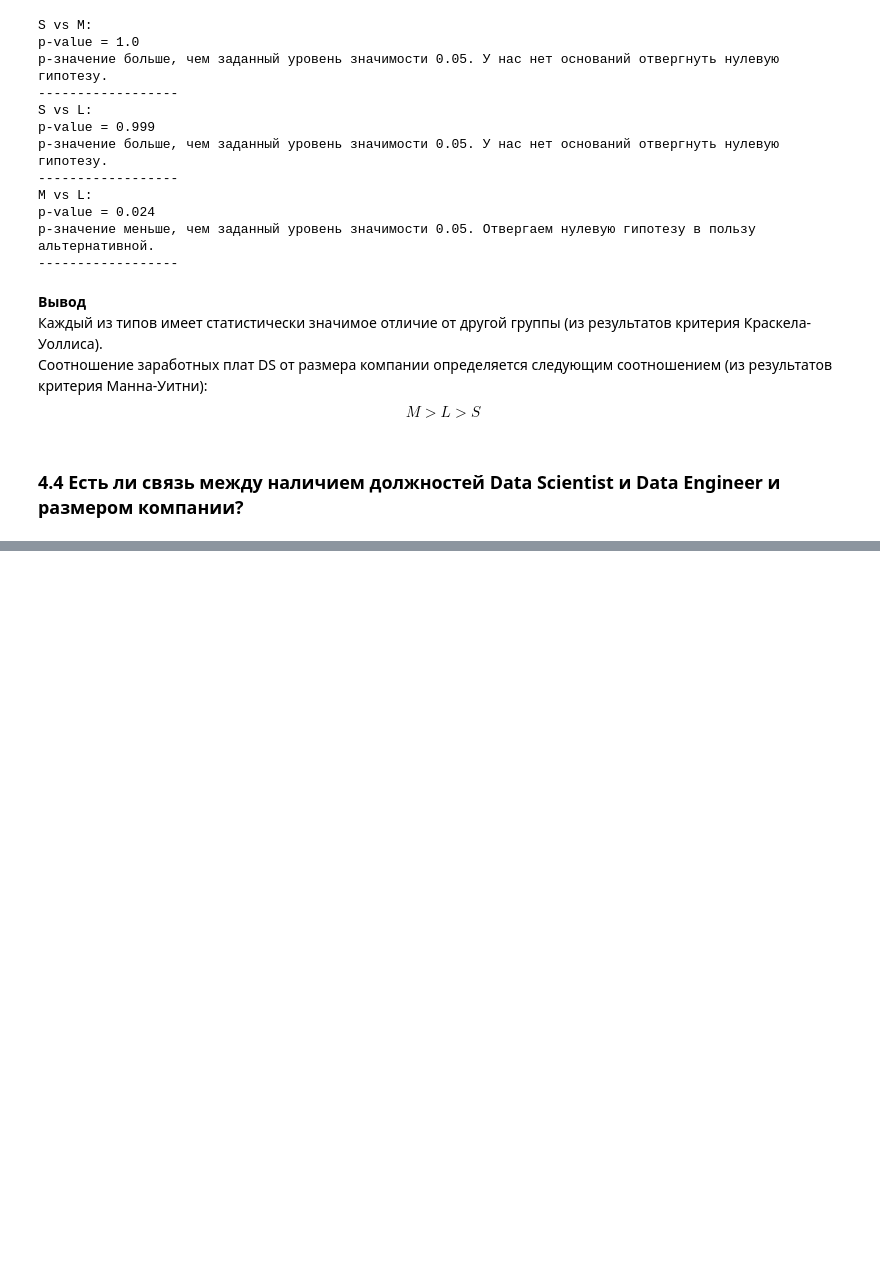
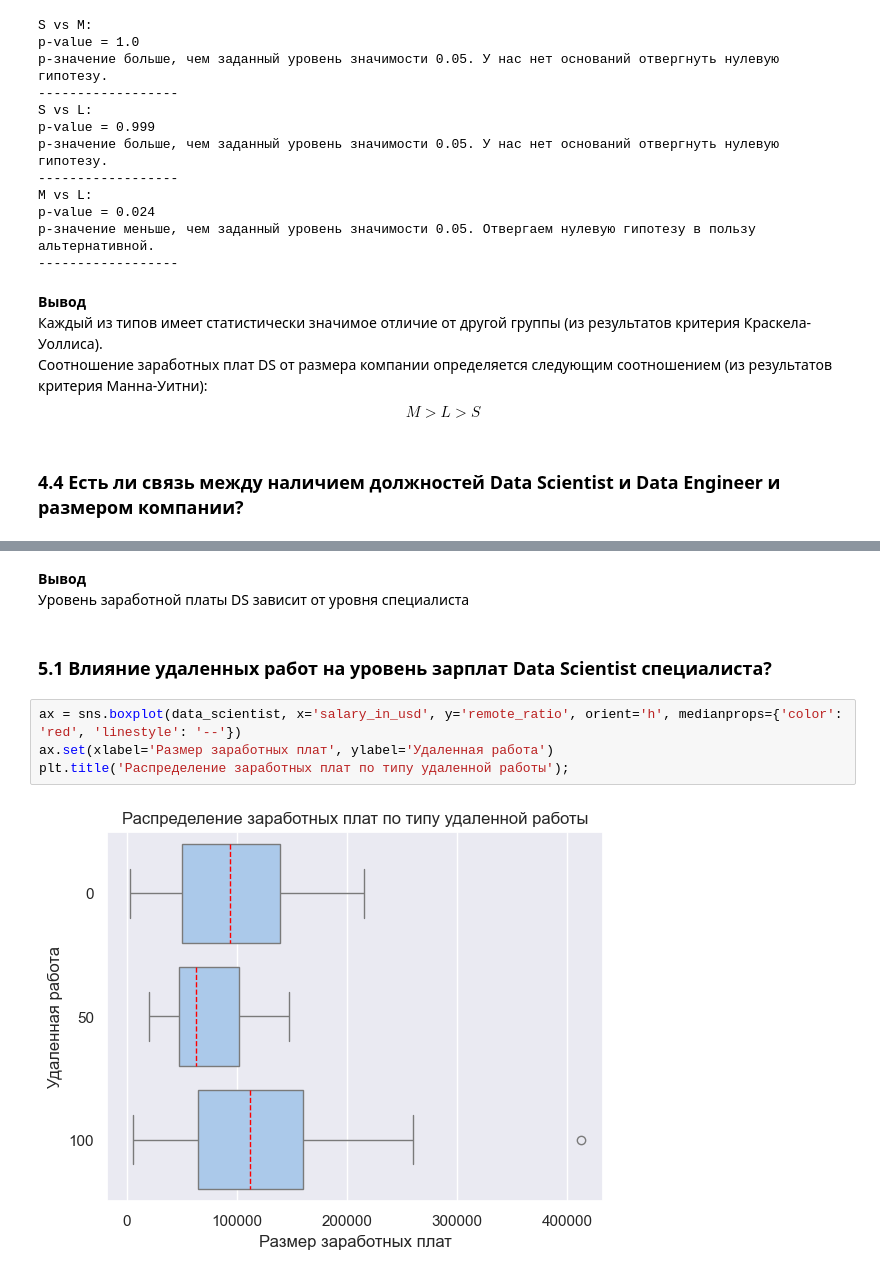
Before and after one commit to marioitti1/HR_EDA_Statistic, a Jupyter notebook: Statisctic_tests.ipynb, the cells around one changed output, grey strips where cells are left out. Drawn from its saved outputs; the diff is of its cells as text; blank space fills up the shorter version.

```diff
--- a/Statisctic_tests.ipynb
+++ b/Statisctic_tests.ipynb
@@ -807,0 +899,11 @@ ax = sns.heatmap(crosstab, annot=True)
+# %% [markdown]
+**Вывод**
+Уровень заработной платы DS зависит от уровня специалиста
+# %% [markdown]
+### 5.1 Влияние удаленных работ на уровень зарплат Data Scientist специалиста?
+# %%
+ax = sns.boxplot(data_scientist, x='salary_in_usd', y='remote_ratio', orient='h', medianprops={'color': 'red', 'linestyle': '--'})
+ax.set(xlabel='Размер заработных плат', ylabel='Удаленная работа')
+plt.title('Распределение заработных плат по типу удаленной работы');
+# %% [output]
+[figure, added]
```
Also changed, not shown: parts of 43 cells of this notebook, 3 other files.
